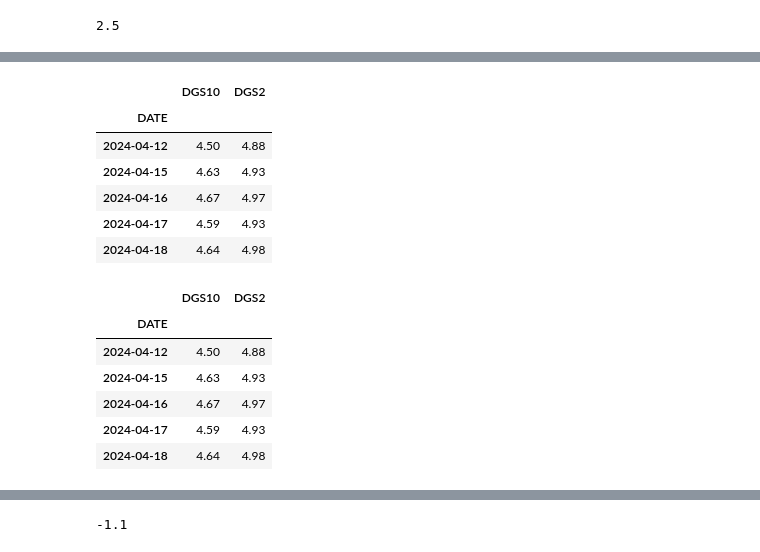
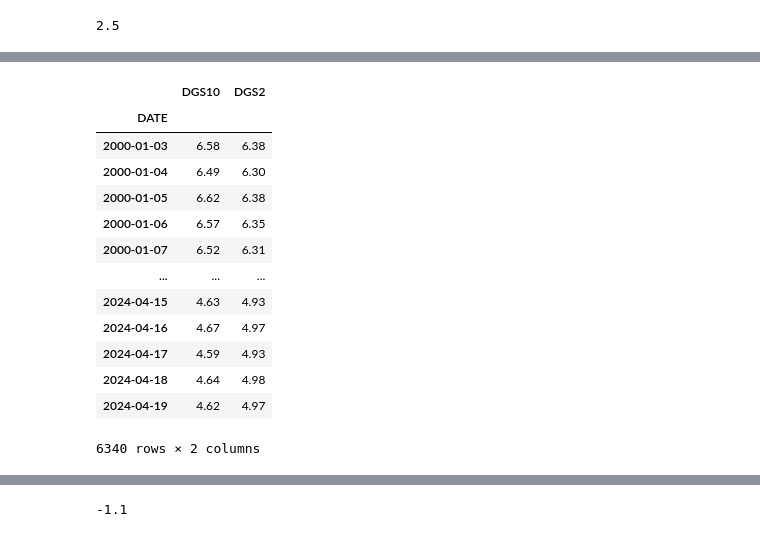
Before and after one commit to ptrisha/st_market_analytics_2024, a Jupyter notebook: 01-intro-and-data-sources/stock_analytics_hw1.ipynb, the cells around one changed output, grey strips where cells are left out. Saved outputs shown, nothing was run; the diff lists cells and outputs as text; code cells hidden in the pictures.

```diff
--- a/01-intro-and-data-sources/stock_analytics_hw1.ipynb
+++ b/01-intro-and-data-sources/stock_analytics_hw1.ipynb
@@ -108,8 +108,10 @@ Download DGS2 and DGS10 interest rates series (https://fred.stlouisfed.org/serie
 (Additional: think about what does the "inverted yield curve" mean for the market and investors? do you see the same thing in your country/market of interest? Do you think it can be a good predictive feature for the models?)
 # %%
 # https://fred.stlouisfed.org/series/DGS2
+
 dgs2 = pdr.DataReader("DGS2", "fred", start=start)
-dgs2.tail()
+dgs2 = dgs2.loc['2000-01-01':]
+dgs2
 # %% [output]
 |  | DGS2 |
 | DATE |  |
@@ -121,7 +130,9 @@ dgs2.tail()
 # %%
 # https://fred.stlouisfed.org/series/DGS10
+
 dgs10 = pdr.DataReader("DGS10", "fred", start=start)
-dgs10.tail()
+dgs10 = dgs10['2000-01-01':]
+dgs10
 # %% [output]
 |  | DGS10 |
 | DATE |  |
@@ -133,21 +151,18 @@ dgs10.tail()
-# %%
-dgs10.join(dgs2, on='DATE', how='left').tail()
-# %% [output]
-|  | DGS10 | DGS2 |
-| DATE |  |  |
-| 2024-04-12 | 4.50 | 4.88 |
-| 2024-04-15 | 4.63 | 4.93 |
-| 2024-04-16 | 4.67 | 4.97 |
-| 2024-04-17 | 4.59 | 4.93 |
-| 2024-04-18 | 4.64 | 4.98 |
 # %%
 dgs_joint = dgs10.join(dgs2, how='inner')
-dgs_joint.tail()
+dgs_joint
 # %% [output]
 |  | DGS10 | DGS2 |
 | DATE |  |  |
-| 2024-04-12 | 4.50 | 4.88 |
+| 2000-01-03 | 6.58 | 6.38 |
+| 2000-01-04 | 6.49 | 6.30 |
+| 2000-01-05 | 6.62 | 6.38 |
+| 2000-01-06 | 6.57 | 6.35 |
+| 2000-01-07 | 6.52 | 6.31 |
+| ... | ... | ... |
 | 2024-04-15 | 4.63 | 4.93 |
 | 2024-04-16 | 4.67 | 4.97 |
 | 2024-04-17 | 4.59 | 4.93 |
 | 2024-04-18 | 4.64 | 4.98 |
+| 2024-04-19 | 4.62 | 4.97 |
+6340 rows × 2 columns
```
Also changed, not shown: parts of 27 cells of this notebook.
